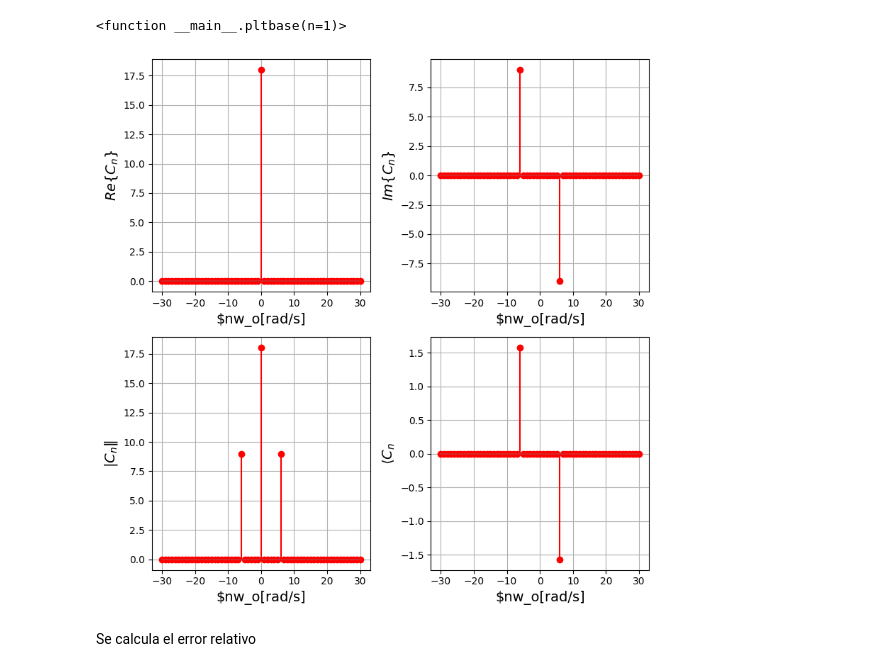
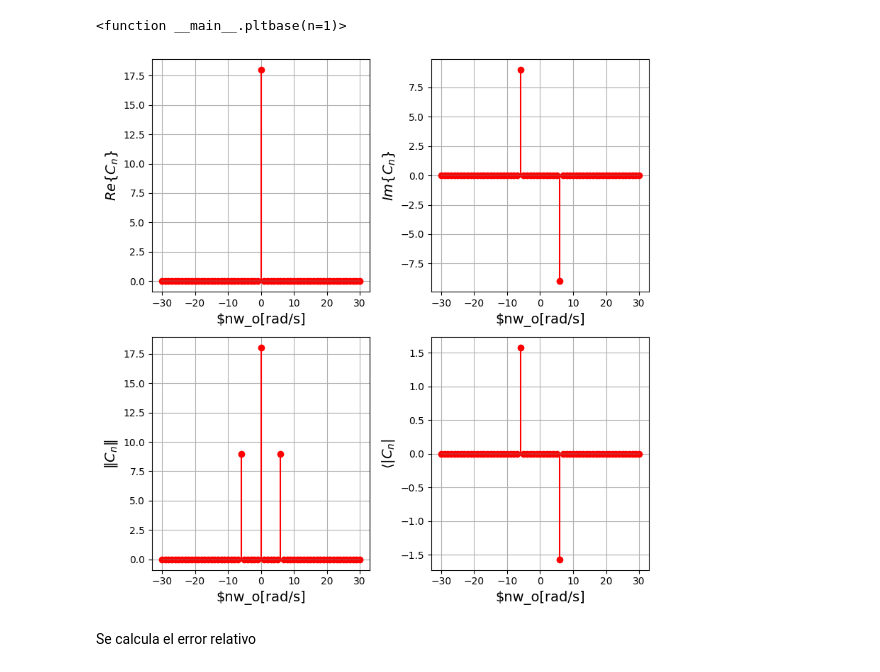
Before and after one commit to Cocampoc/SyS, a Jupyter notebook: PARCIAL_2(Carolina_Ocampo_Castañeda).ipynb, the cells around one changed output. Cells and saved outputs as stored; diff of their text form; code cells hidden in the pictures.

```diff
--- a/PARCIAL_2(Carolina_Ocampo_Castañeda).ipynb
+++ b/PARCIAL_2(Carolina_Ocampo_Castañeda).ipynb
@@ -61,36 +61,36 @@ cn[N+6] = -9j #armónico -9j
 #graficar espectro
 fig = plt.figure(figsize=(8,8))
 plt.subplot(2,2,1)
 plt.stem(nv, np.real(cn), 'r')
 plt.xlabel(r'$nw_o[rad/s]',fontsize = 14)
 plt.ylabel(r'$Re\{C_n\}$',fontsize = 14)
 plt.axis('tight')
 plt.grid()
 
 plt.subplot(2,2,2)
 plt.stem(nv, np.imag(cn), 'r')
 plt.xlabel(r'$nw_o[rad/s]',fontsize = 14)
 plt.ylabel(r'$Im\{C_n\}$',fontsize = 14)
 plt.axis('tight')
 plt.grid()
 
 plt.subplot(2,2,3)
 plt.stem(nv, abs(cn), 'r')
 plt.xlabel(r'$nw_o[rad/s]',fontsize = 14)
-plt.ylabel(r'$|C_n\|$',fontsize = 14)
+plt.ylabel(r'$\|C_n\|$',fontsize = 14)
 plt.axis('tight')
 plt.grid()
 
 plt.subplot(2,2,4)
 plt.stem(nv, np.angle(cn), 'r')#fase del espectro
 plt.xlabel(r'$nw_o[rad/s]',fontsize = 14)
-plt.ylabel(r'$\langle C_n$',fontsize = 14)
+plt.ylabel(r'$\langle |C_n|$',fontsize = 14)
 plt.axis('tight')
 plt.grid()
 
 fig.tight_layout()
 # %% [output]
-[figure, old version]
+[figure, new version]
 # %% [markdown]
 Se calcula el error relativo
 # %%
```
Also changed, not shown: parts of 8 cells of this notebook.
